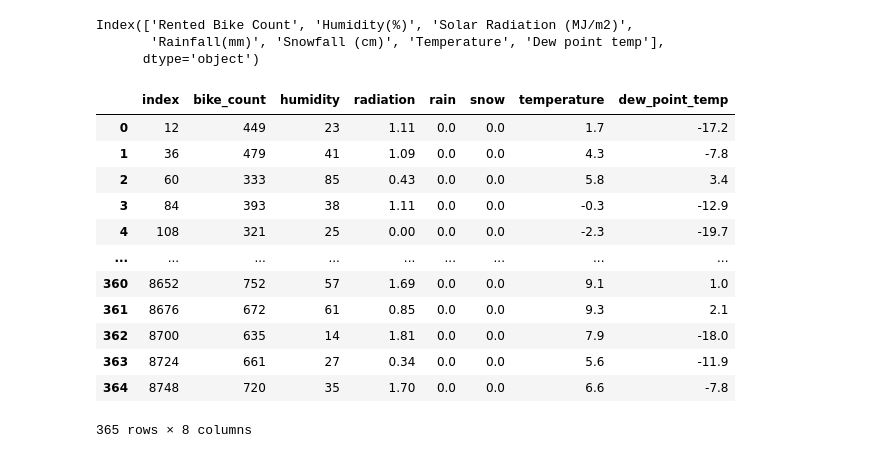
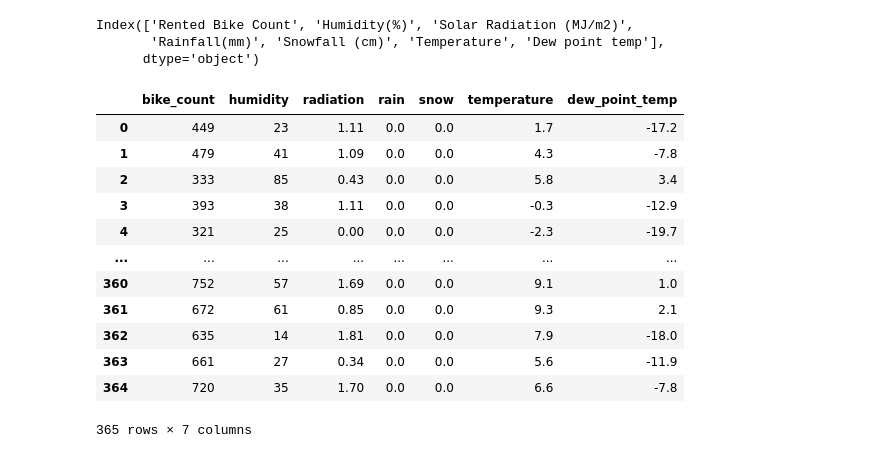
Before and after one commit to reinhardraduma/seoul_bikes_project, a Jupyter notebook: EDA.ipynb, the cells around one changed output. Cells and saved outputs as stored; diff of their text form; code cells hidden in the pictures.

```diff
--- a/EDA.ipynb
+++ b/EDA.ipynb
@@ -279,22 +252,22 @@ column_rename_list = ['bike_count', 'humidity', 'radiation',
 # %%
 df.columns =column_rename_list
 # %%
-df.reset_index(inplace=True)
+df.reset_index(drop = True,inplace=True)
 df
 # %% [output]
-|  | index | bike_count | humidity | radiation | rain | snow | temperature | dew_point_temp |
-| 0 | 12 | 449 | 23 | 1.11 | 0.0 | 0.0 | 1.7 | -17.2 |
-| 1 | 36 | 479 | 41 | 1.09 | 0.0 | 0.0 | 4.3 | -7.8 |
-| 2 | 60 | 333 | 85 | 0.43 | 0.0 | 0.0 | 5.8 | 3.4 |
-| 3 | 84 | 393 | 38 | 1.11 | 0.0 | 0.0 | -0.3 | -12.9 |
-| 4 | 108 | 321 | 25 | 0.00 | 0.0 | 0.0 | -2.3 | -19.7 |
-| ... | ... | ... | ... | ... | ... | ... | ... | ... |
-| 360 | 8652 | 752 | 57 | 1.69 | 0.0 | 0.0 | 9.1 | 1.0 |
-| 361 | 8676 | 672 | 61 | 0.85 | 0.0 | 0.0 | 9.3 | 2.1 |
-| 362 | 8700 | 635 | 14 | 1.81 | 0.0 | 0.0 | 7.9 | -18.0 |
-| 363 | 8724 | 661 | 27 | 0.34 | 0.0 | 0.0 | 5.6 | -11.9 |
-| 364 | 8748 | 720 | 35 | 1.70 | 0.0 | 0.0 | 6.6 | -7.8 |
+|  | bike_count | humidity | radiation | rain | snow | temperature | dew_point_temp |
+| 0 | 449 | 23 | 1.11 | 0.0 | 0.0 | 1.7 | -17.2 |
+| 1 | 479 | 41 | 1.09 | 0.0 | 0.0 | 4.3 | -7.8 |
+| 2 | 333 | 85 | 0.43 | 0.0 | 0.0 | 5.8 | 3.4 |
+| 3 | 393 | 38 | 1.11 | 0.0 | 0.0 | -0.3 | -12.9 |
+| 4 | 321 | 25 | 0.00 | 0.0 | 0.0 | -2.3 | -19.7 |
+| ... | ... | ... | ... | ... | ... | ... | ... |
+| 360 | 752 | 57 | 1.69 | 0.0 | 0.0 | 9.1 | 1.0 |
+| 361 | 672 | 61 | 0.85 | 0.0 | 0.0 | 9.3 | 2.1 |
+| 362 | 635 | 14 | 1.81 | 0.0 | 0.0 | 7.9 | -18.0 |
+| 363 | 661 | 27 | 0.34 | 0.0 | 0.0 | 5.6 | -11.9 |
+| 364 | 720 | 35 | 1.70 | 0.0 | 0.0 | 6.6 | -7.8 |
-365 rows × 8 columns
+365 rows × 7 columns
 # %%
 #saving the df to be used for modelling
 df.to_csv("/home/rads-a-dev/Desktop/projects/ml_projects/seoul_bikes_project/data_folder/usable_bike_data.csv", index=False)
```
Also changed, not shown: parts of 4 cells of this notebook.
